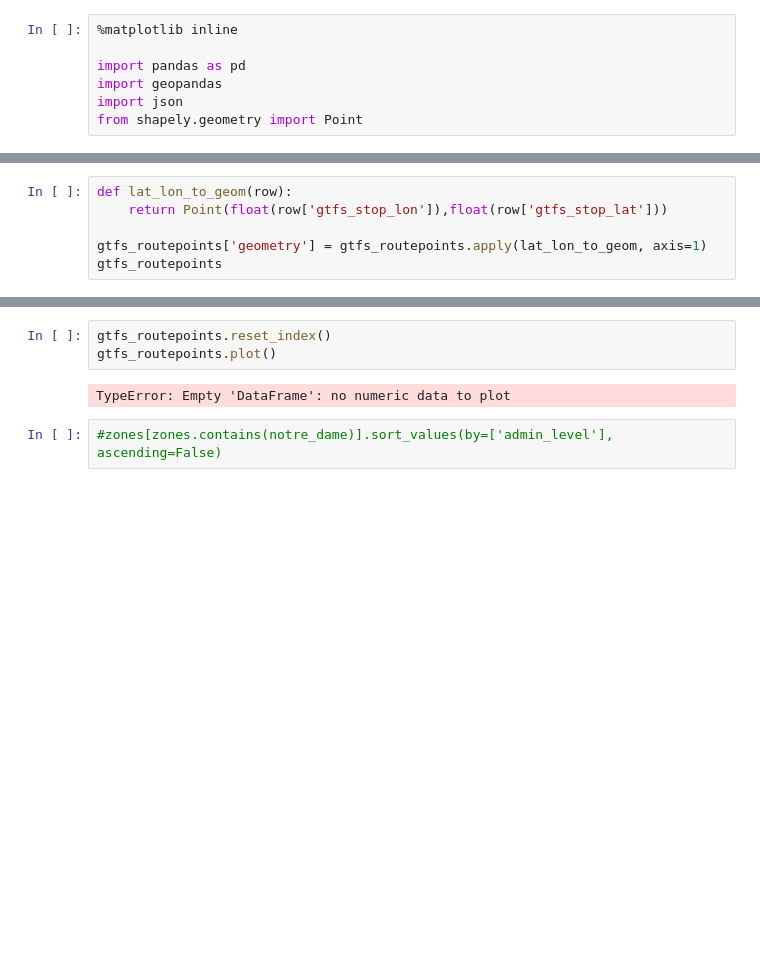
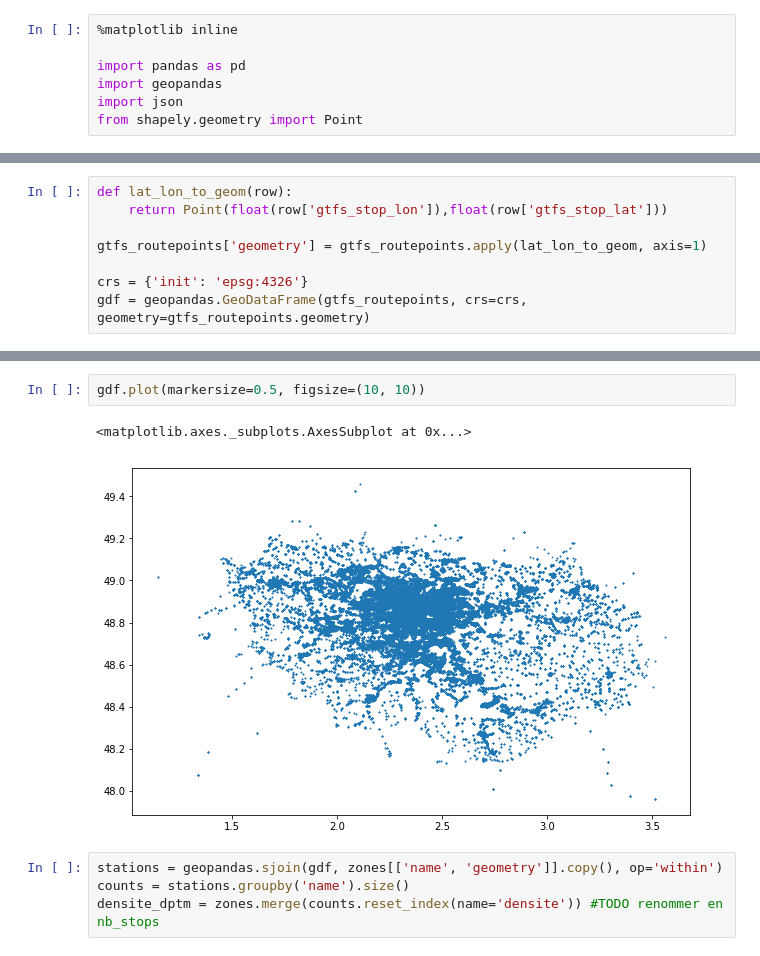
Before and after one commit to Jungle-Bus/ref-fr-STIF, a Jupyter notebook: audit_routepoints/analyse géographique.ipynb, the cells around one changed output, grey strips where cells are left out. Saved outputs shown, nothing was run; the diff lists cells and outputs as text; blank space fills up the shorter version.

Commit message:
audit - chargement des routepoints gtfs en geodataframe

```diff
--- a/audit_routepoints/analyse géographique.ipynb
+++ b/audit_routepoints/analyse géographique.ipynb
@@ -66,4 +40,6 @@ def lat_lon_to_geom(row):
     return Point(float(row['gtfs_stop_lon']),float(row['gtfs_stop_lat']))
 
 gtfs_routepoints['geometry'] = gtfs_routepoints.apply(lat_lon_to_geom, axis=1)
-gtfs_routepoints
+
+crs = {'init': 'epsg:4326'}
+gdf = geopandas.GeoDataFrame(gtfs_routepoints, crs=crs, geometry=gtfs_routepoints.geometry)
@@ -89,7 +46,9 @@ gtfs_routepoints
-# %%
-gtfs_routepoints.reset_index()
-gtfs_routepoints.plot()
-# %% [output]
-TypeError: Empty 'DataFrame': no numeric data to plot
-# %%
-#zones[zones.contains(notre_dame)].sort_values(by=['admin_level'], ascending=False)
+# %%
+gdf.plot(markersize=0.5, figsize=(10, 10))
+# %% [output]
+<matplotlib.axes._subplots.AxesSubplot at 0x...>
+[figure, added]
+# %%
+stations = geopandas.sjoin(gdf, zones[['name', 'geometry']].copy(), op='within')
+counts = stations.groupby('name').size()
+densite_dptm = zones.merge(counts.reset_index(name='densite')) #TODO renommer en nb_stops
```
Also changed, not shown: parts of 14 cells of this notebook, 4 other files.
